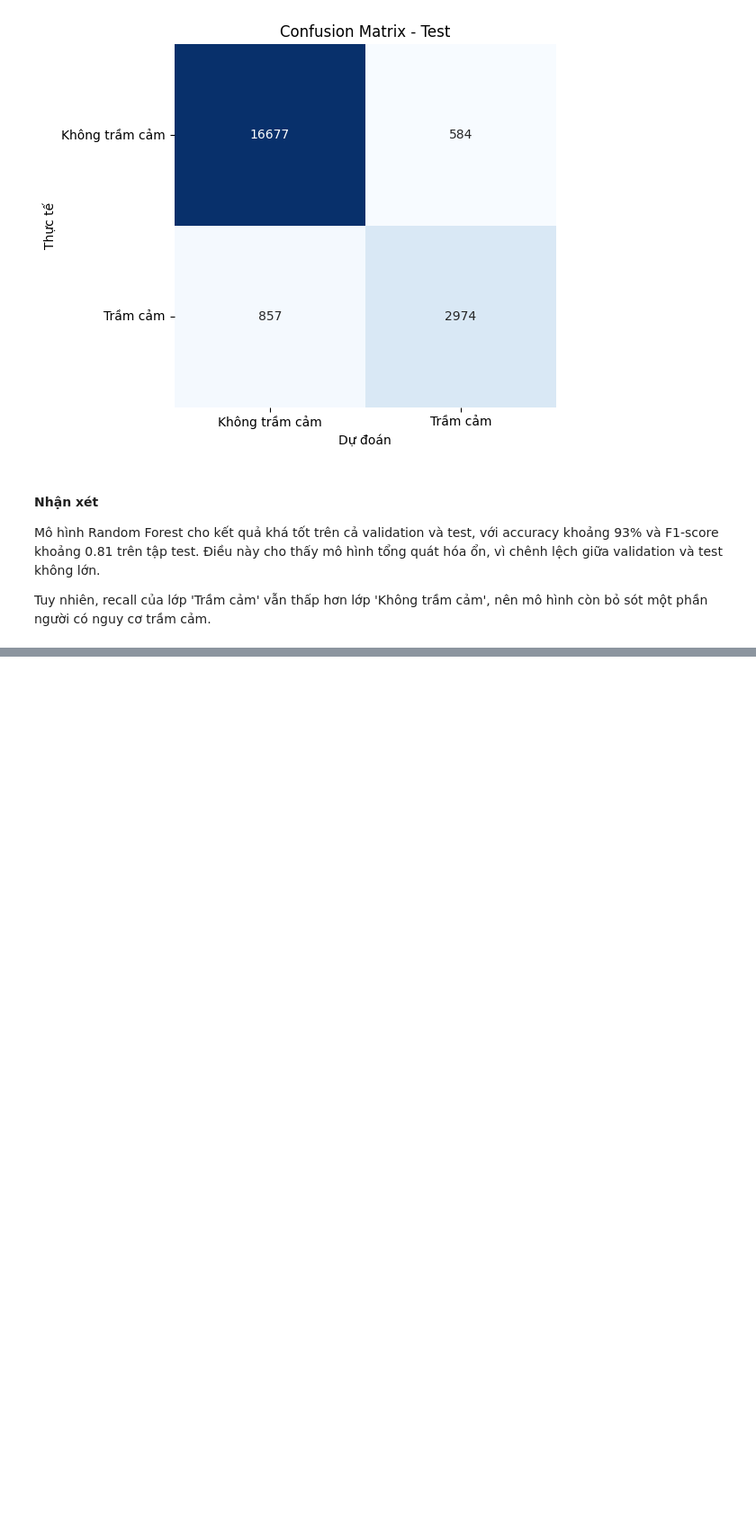
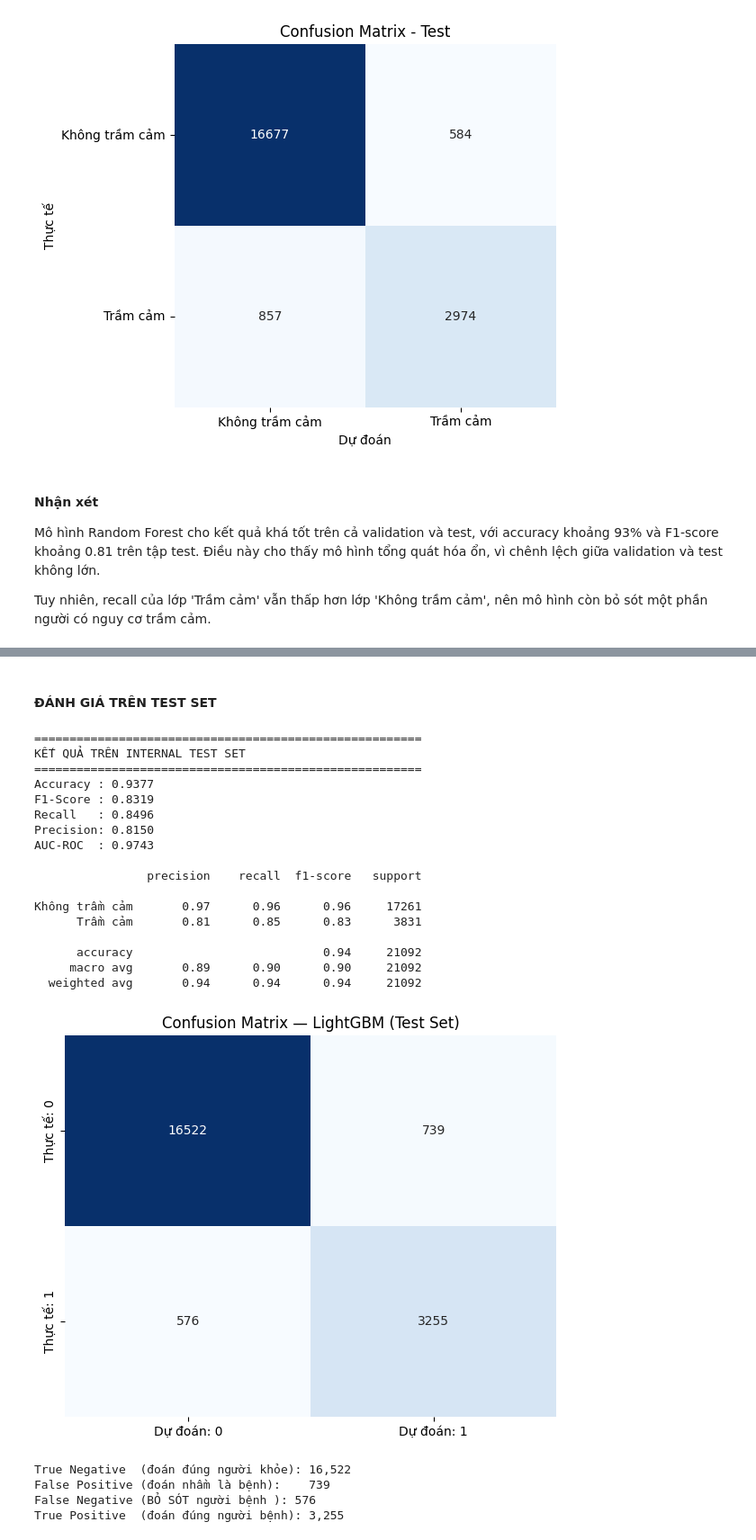
Before and after one commit to phamhuongtra/depression_analysis, a Jupyter notebook: model.ipynb, the cells around one changed output, grey strips where cells are left out. Shown at 90% size. Cells and saved outputs as stored; diff of their text form; code cells hidden in the pictures; blank space fills up the shorter version.

```diff
--- a/model.ipynb
+++ b/model.ipynb
@@ -195,0 +404,55 @@ Tuy nhiên, recall của lớp 'Trầm cảm' vẫn thấp hơn lớp 'Không tr
+# %% [markdown]
+#### ĐÁNH GIÁ TRÊN TEST SET
+# %%
+# ĐÁNH GIÁ TRÊN TEST SET
+test_proba = model_lgb.predict(X_test_lgb, num_iteration=model_lgb.best_iteration)
+test_preds = (test_proba >= BEST_THRESHOLD).astype(int)
+
+print("=" * 55)
+print("KẾT QUẢ TRÊN INTERNAL TEST SET")
+print("=" * 55)
+print(f"Accuracy : {accuracy_score(y_test, test_preds):.4f}")
+print(f"F1-Score : {f1_score(y_test, test_preds):.4f}")
+print(f"Recall   : {recall_score(y_test, test_preds):.4f}")
+print(f"Precision: {precision_score(y_test, test_preds):.4f}")
+print(f"AUC-ROC  : {roc_auc_score(y_test, test_proba):.4f}")
+print()
+print(classification_report(y_test, test_preds,
+      target_names=['Không trầm cảm', 'Trầm cảm']))
+
+cm = confusion_matrix(y_test, test_preds)
+fig, ax = plt.subplots(figsize=(6, 5))
+sns.heatmap(cm, annot=True, fmt='d', cmap='Blues', cbar=False,
+            xticklabels=['Dự đoán: 0', 'Dự đoán: 1'],
+            yticklabels=['Thực tế: 0', 'Thực tế: 1'])
+ax.set_title('Confusion Matrix — LightGBM (Test Set)')
+plt.tight_layout(); plt.show()
+
+tn, fp, fn, tp = cm.ravel()
+print(f"True Negative  (đoán đúng người khỏe): {tn:,}")
+print(f"False Positive (đoán nhầm là bệnh):    {fp:,}")
+print(f"False Negative (BỎ SÓT người bệnh ): {fn:,}")
+print(f"True Positive  (đoán đúng người bệnh): {tp:,}")
+# %% [output]
+=======================================================
+KẾT QUẢ TRÊN INTERNAL TEST SET
+=======================================================
+Accuracy : 0.9377
+F1-Score : 0.8319
+Recall   : 0.8496
+Precision: 0.8150
+AUC-ROC  : 0.9743
+
+                precision    recall  f1-score   support
+
+Không trầm cảm       0.97      0.96      0.96     17261
+      Trầm cảm       0.81      0.85      0.83      3831
+
+      accuracy                           0.94     21092
+     macro avg       0.89      0.90      0.90     21092
+  weighted avg       0.94      0.94      0.94     21092
+[figure, added]
+True Negative  (đoán đúng người khỏe): 16,522
+False Positive (đoán nhầm là bệnh):    739
+False Negative (BỎ SÓT người bệnh ): 576
+True Positive  (đoán đúng người bệnh): 3,255
```
Also changed, not shown: parts of 21 cells of this notebook.
